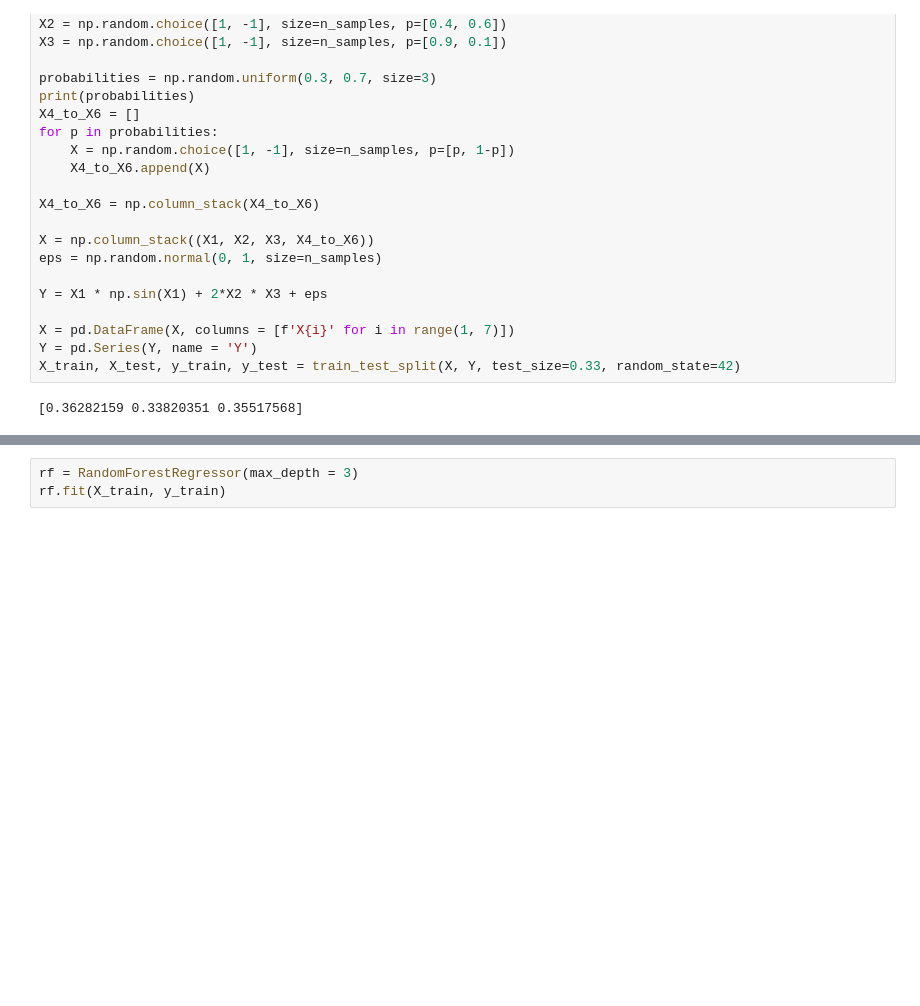
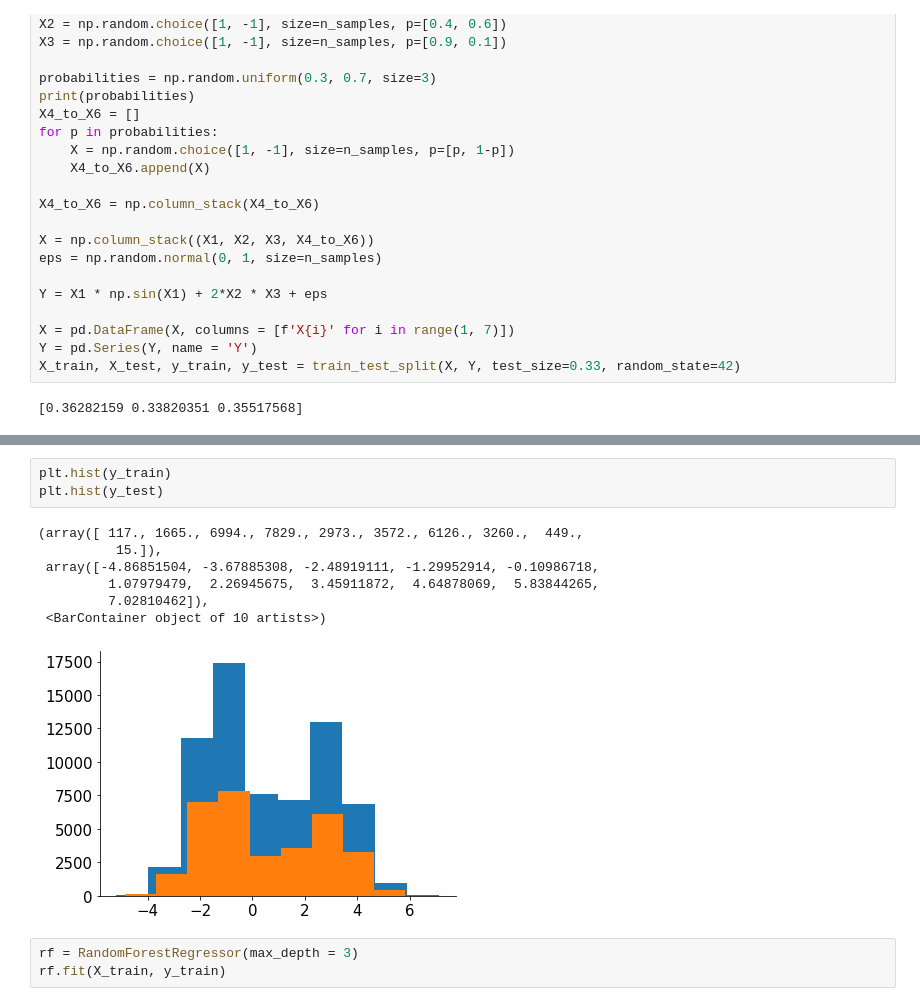
Before and after one commit to mattyshen/adaptiveTTI, a Jupyter notebook: experiments/playground.ipynb, the cells around one changed output, grey strips where cells are left out. Cells and saved outputs as stored; diff of their text form; blank space fills up the shorter version.

```diff
--- a/experiments/playground.ipynb
+++ b/experiments/playground.ipynb
@@ -54,3 +70,14 @@ X_train, X_test, y_train, y_test = train_test_split(X, Y, test_size=0.33, random
+# %%
+plt.hist(y_train)
+plt.hist(y_test)
+# %% [output]
+(array([ 117., 1665., 6994., 7829., 2973., 3572., 6126., 3260.,  449.,
+          15.]),
+ array([-4.86851504, -3.67885308, -2.48919111, -1.29952914, -0.10986718,
+         1.07979479,  2.26945675,  3.45911872,  4.64878069,  5.83844265,
+         7.02810462]),
+ <BarContainer object of 10 artists>)
+[figure, added]
 # %%
 rf = RandomForestRegressor(max_depth = 3)
 rf.fit(X_train, y_train)
```
Also changed, not shown: parts of 11 cells of this notebook, 3 other files.
